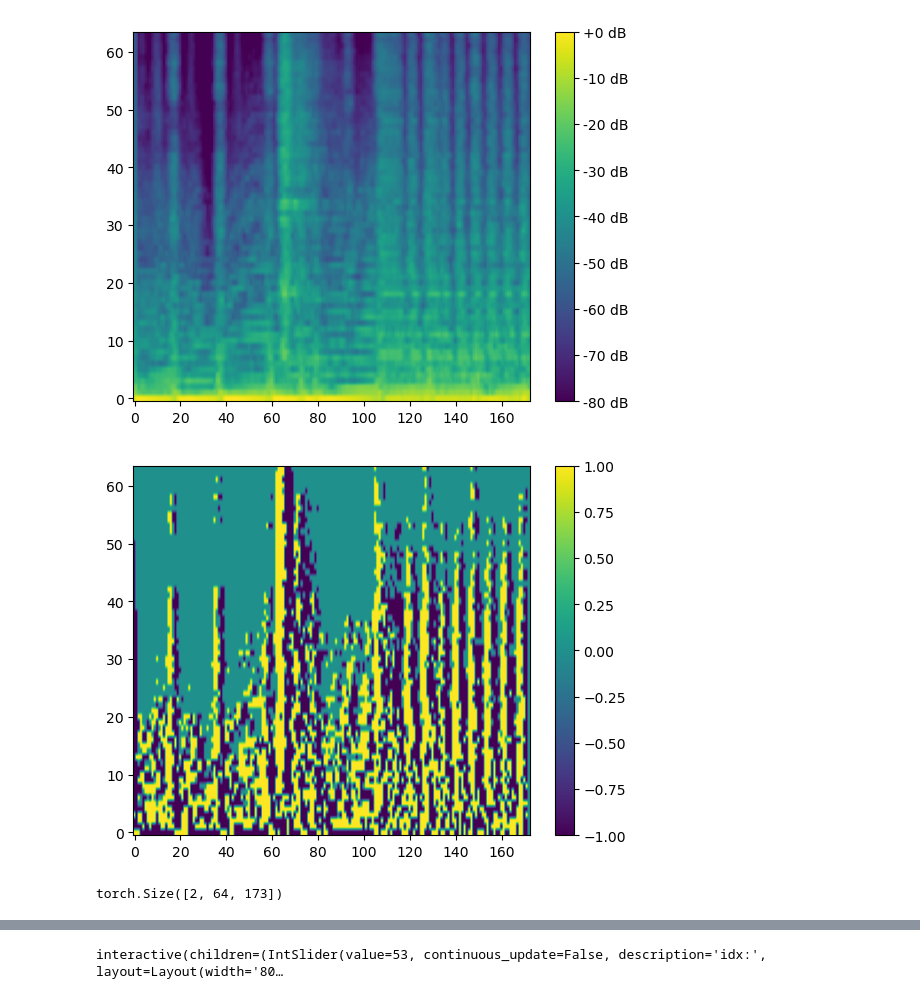
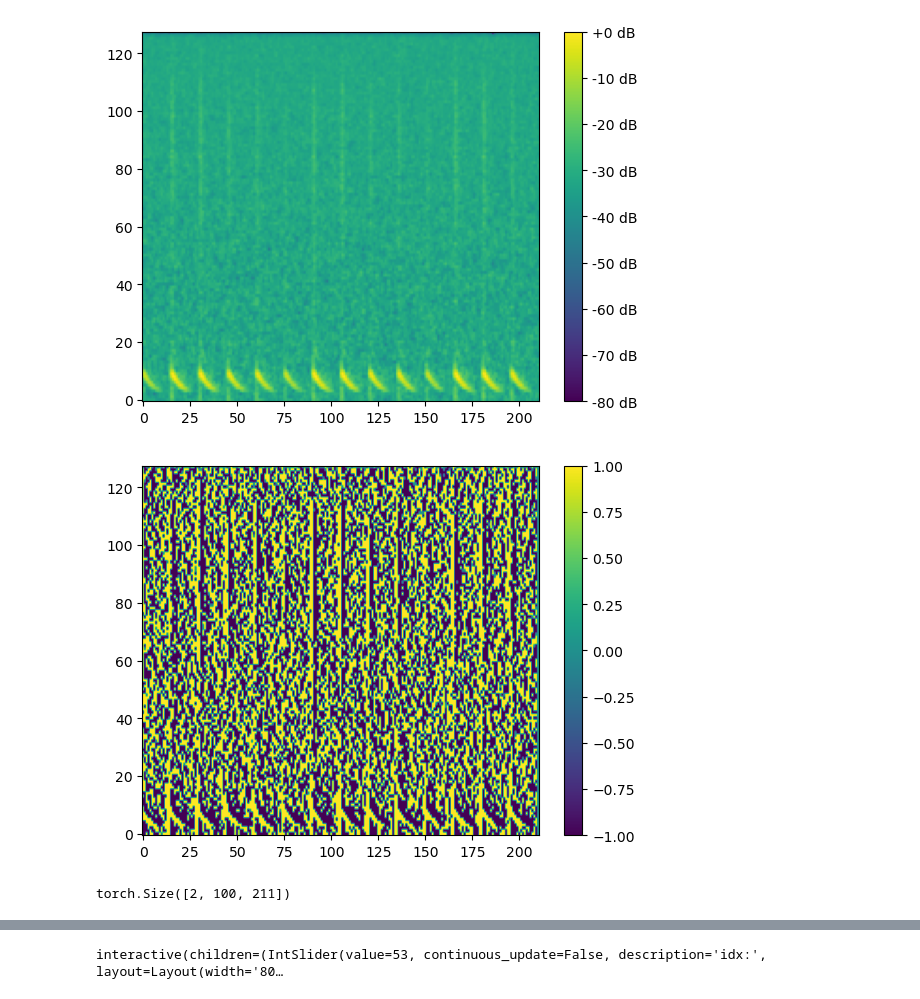
Before and after one commit to dennisripp/spiking_time_signature, a Jupyter notebook: process_analysing_dataset.ipynb, the cells around one changed output, grey strips where cells are left out. Drawn from its saved outputs; the diff is of its cells as text; code cells hidden in the pictures.

```diff
--- a/process_analysing_dataset.ipynb
+++ b/process_analysing_dataset.ipynb
@@ -42,7 +42,8 @@ def load_preprocessed_data(filename):
 
 # loaded_dataset = load_preprocessed_data('preprocessed_data_giant.pkl')
 # loaded_dataset = load_preprocessed_data('preprocessed_data_giant_reduced_melbands.pkl')
-loaded_dataset = load_preprocessed_data('preprocessed_data_giant_reduced_melbands_22kres.pkl')
+#loaded_dataset = load_preprocessed_data('preprocessed_data_giant_reduced_melbands_22kres.pkl')
+loaded_dataset = load_preprocessed_data('preprocessed_data_synthetic_multi_instrument.pkl')
 ground_truth_max = 200
 ground_truth_min = 80
 MAX_OCCURRENCES = 400
@@ -164,36 +165,36 @@ class TransformedDataset(Dataset):
     def __len__(self):
         return len(self.dataset)
 
     def __getitem__(self, idx):
         mel, groundtruth, bpm_librosa = self.dataset[idx]
         positive, negative = transform_mel(mel.squeeze(0))
         transformed_mel = np.stack([positive, negative], axis=0)
 
         sample = torch.tensor(transformed_mel).to(torch.float32)
         groundtruth = groundtruth.clone().detach().to(torch.long)
         bpm_librosa = bpm_librosa.clone().detach().to(torch.float32)
 
         return sample, groundtruth, bpm_librosa
 
     # Apply the transformation
 transformed_train_dataset = TransformedDataset(train_loader.dataset)
 transformed_val_dataset = TransformedDataset(val_loader.dataset)
 
 # Create DataLoaders
 batch_size_new = 64
 train_loader = DataLoader(transformed_train_dataset, batch_size=batch_size_new, shuffle=True)
 val_loader = DataLoader(transformed_val_dataset, batch_size=batch_size_new, shuffle=True)
 
 mel, gt, lib = next(iter(train_loader))
 
 example_mel = mel[0].squeeze(0)  # select the first mel-spec from the batch and remove the channel dimension
 print(example_mel.shape)
 
 input_shape = example_mel.shape
 # %% [output]
-[figure, old version]
+[figure, new version]
-[figure, old version]
+[figure, new version]
-torch.Size([2, 64, 173])
+torch.Size([2, 100, 211])
 # %%
 def plot_mel_channels(mel_tensor):
     # Ensure the tensor is on the CPU for visualization
```
Also changed, not shown: parts of 2 cells of this notebook, 7 other files.
